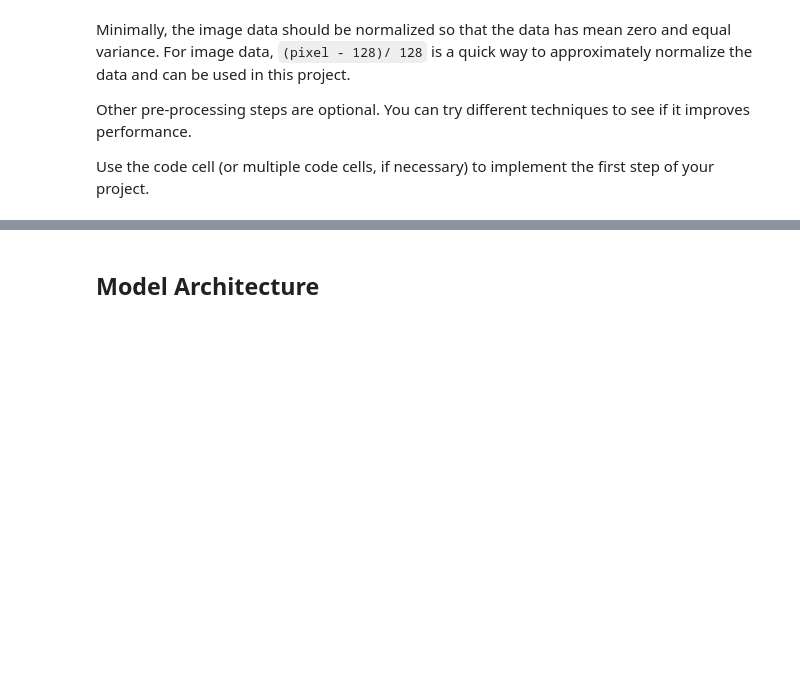
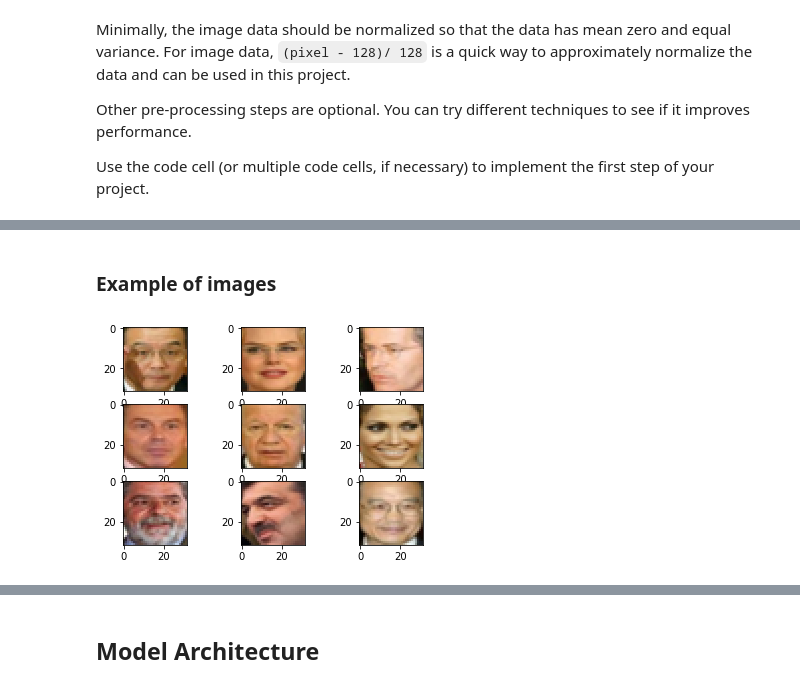
Before and after one commit to JordanMicahBennett/CapsNet4Faces, a Jupyter notebook: Face_Rec-Resize-input.ipynb, the cells around one changed output, grey strips where cells are left out. Drawn from its saved outputs; the diff is of its cells as text; code cells hidden in the pictures; blank space fills up the shorter version.

```diff
--- a/Face_Rec-Resize-input.ipynb
+++ b/Face_Rec-Resize-input.ipynb
@@ -240,4 +243,24 @@ train_datagen.fit(X_train)
 train_datagen_augmented.fit(X_train)
 inference_datagen.fit(X_valid)
 inference_datagen.fit(X_test)
+# %% [markdown]
+### Example of images
+# %%
+fig = plt.figure()
+
+n = 0
+
+graph_size = 3
+
+for x_batch, y_batch in train_datagen.flow(X_train, y_train, batch_size=1):
+    a=fig.add_subplot(graph_size, graph_size, n+1)
+    imgplot = plt.imshow(x_batch[0])
+    n = n + 1
+    if n > 8:
+        break
+
+
+plt.show()
+# %% [output]
+[figure, added]
 # %% [markdown]
```
Also changed, not shown: parts of 10 cells of this notebook, 1 other file.
